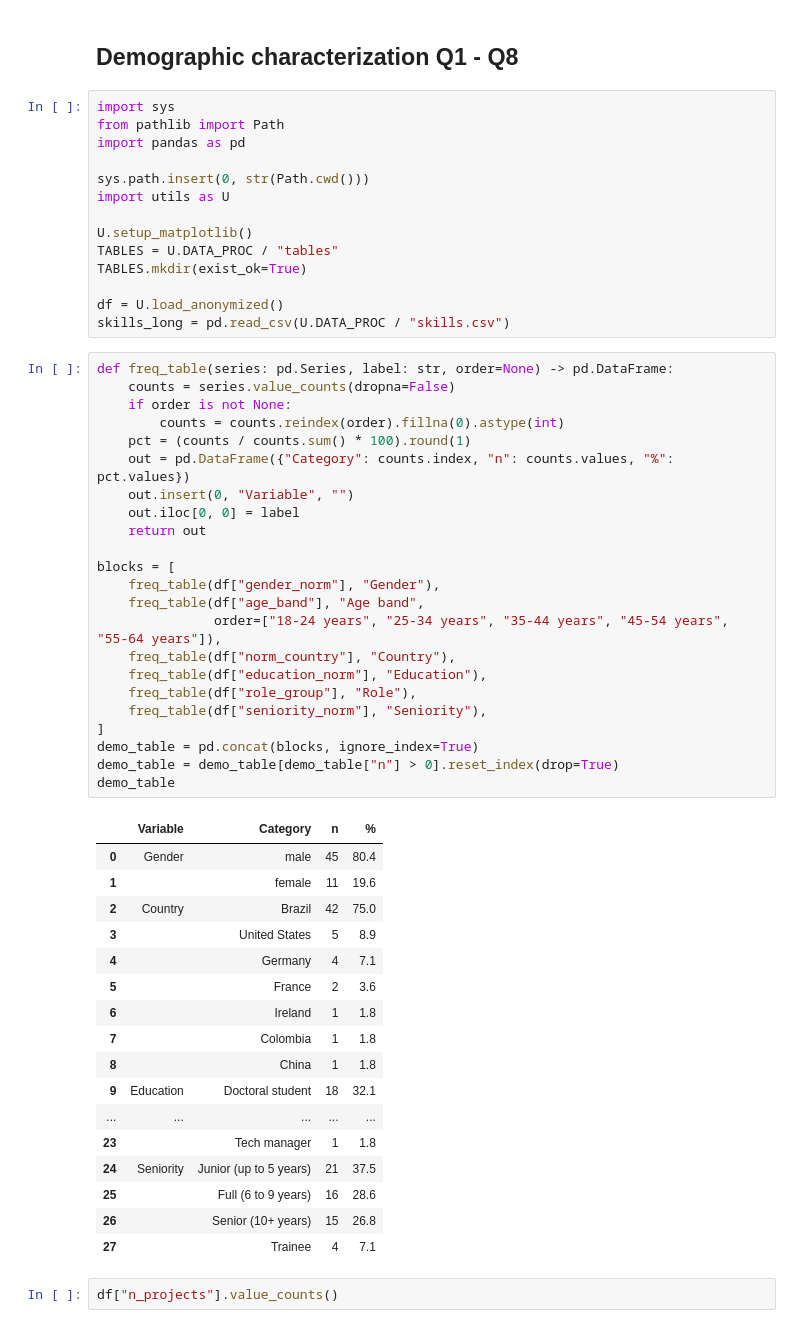
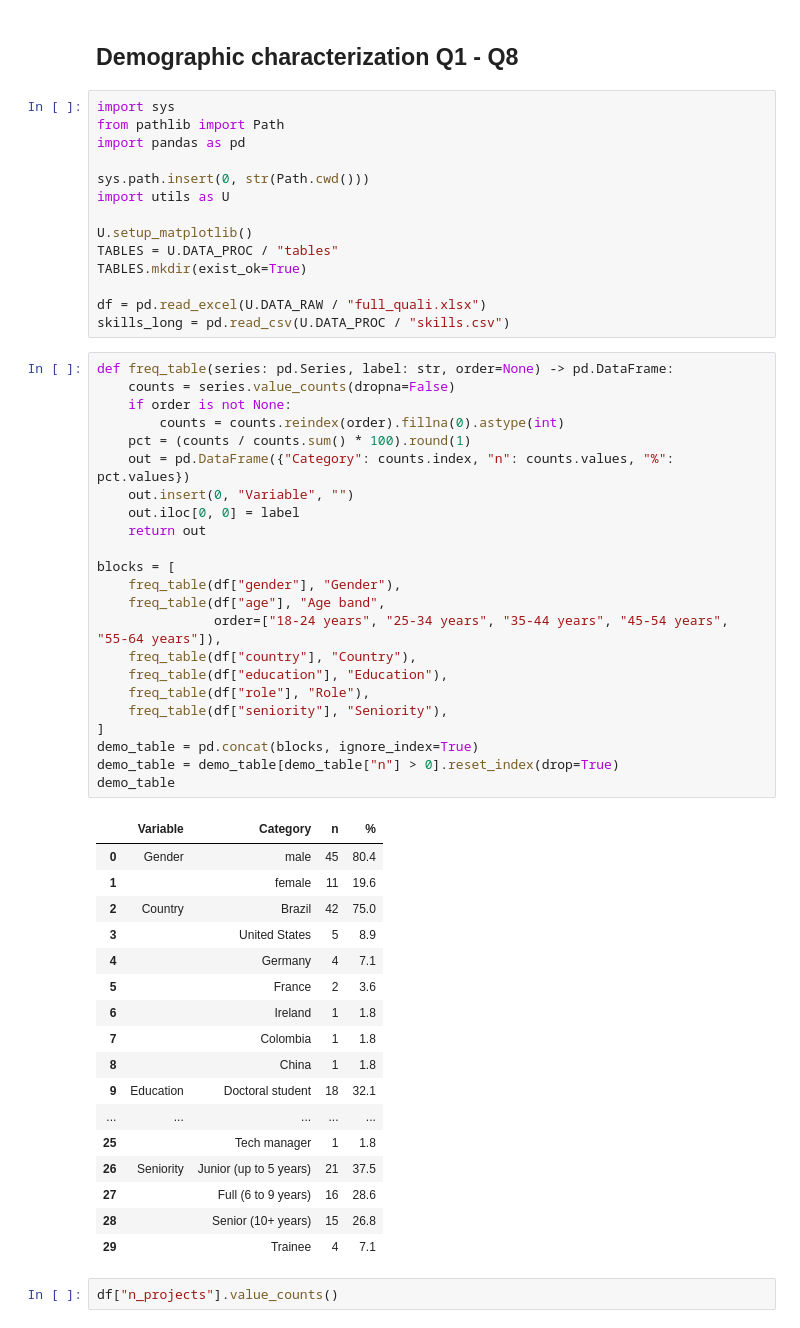
Before and after one commit to reset-ufc/data-quality-requirements-ml-systems, a Jupyter notebook: notebooks/demographic_characterization.ipynb, the cells around one changed output. Drawn from its saved outputs; the diff is of its cells as text.

Commit message:
use full_quali instead anon.xlsx for demo table

```diff
--- a/notebooks/demographic_characterization.ipynb
+++ b/notebooks/demographic_characterization.ipynb
@@ -12,49 +12,49 @@ U.setup_matplotlib()
 TABLES = U.DATA_PROC / "tables"
 TABLES.mkdir(exist_ok=True)
 
-df = U.load_anonymized()
+df = pd.read_excel(U.DATA_RAW / "full_quali.xlsx")
 skills_long = pd.read_csv(U.DATA_PROC / "skills.csv")
 # %%
 def freq_table(series: pd.Series, label: str, order=None) -> pd.DataFrame:
     counts = series.value_counts(dropna=False)
     if order is not None:
         counts = counts.reindex(order).fillna(0).astype(int)
     pct = (counts / counts.sum() * 100).round(1)
     out = pd.DataFrame({"Category": counts.index, "n": counts.values, "%": pct.values})
     out.insert(0, "Variable", "")
     out.iloc[0, 0] = label
     return out
 
 blocks = [
-    freq_table(df["gender_norm"], "Gender"),
-    freq_table(df["age_band"], "Age band",
+    freq_table(df["gender"], "Gender"),
+    freq_table(df["age"], "Age band",
                order=["18-24 years", "25-34 years", "35-44 years", "45-54 years", "55-64 years"]),
-    freq_table(df["norm_country"], "Country"),
-    freq_table(df["education_norm"], "Education"),
-    freq_table(df["role_group"], "Role"),
-    freq_table(df["seniority_norm"], "Seniority"),
+    freq_table(df["country"], "Country"),
+    freq_table(df["education"], "Education"),
+    freq_table(df["role"], "Role"),
+    freq_table(df["seniority"], "Seniority"),
 ]
 demo_table = pd.concat(blocks, ignore_index=True)
 demo_table = demo_table[demo_table["n"] > 0].reset_index(drop=True)
 demo_table
 # %% [output]
 |  | Variable | Category | n | % |
 | 0 | Gender | male | 45 | 80.4 |
 | 1 |  | female | 11 | 19.6 |
 | 2 | Country | Brazil | 42 | 75.0 |
 | 3 |  | United States | 5 | 8.9 |
 | 4 |  | Germany | 4 | 7.1 |
 | 5 |  | France | 2 | 3.6 |
 | 6 |  | Ireland | 1 | 1.8 |
 | 7 |  | Colombia | 1 | 1.8 |
 | 8 |  | China | 1 | 1.8 |
 | 9 | Education | Doctoral student | 18 | 32.1 |
 | ... | ... | ... | ... | ... |
-| 23 |  | Tech manager | 1 | 1.8 |
-| 24 | Seniority | Junior (up to 5 years) | 21 | 37.5 |
-| 25 |  | Full (6 to 9 years) | 16 | 28.6 |
-| 26 |  | Senior (10+ years) | 15 | 26.8 |
-| 27 |  | Trainee | 4 | 7.1 |
+| 25 |  | Tech manager | 1 | 1.8 |
+| 26 | Seniority | Junior (up to 5 years) | 21 | 37.5 |
+| 27 |  | Full (6 to 9 years) | 16 | 28.6 |
+| 28 |  | Senior (10+ years) | 15 | 26.8 |
+| 29 |  | Trainee | 4 | 7.1 |
 # %%
 df["n_projects"].value_counts()
 # %% [output]
```
